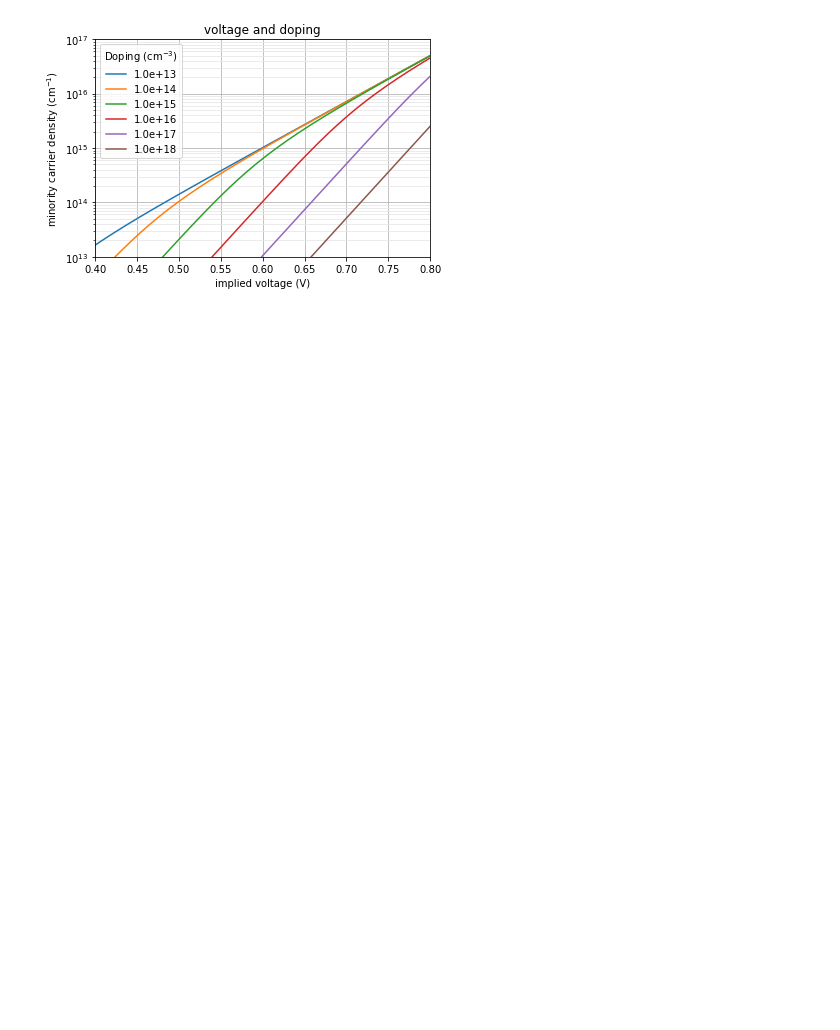
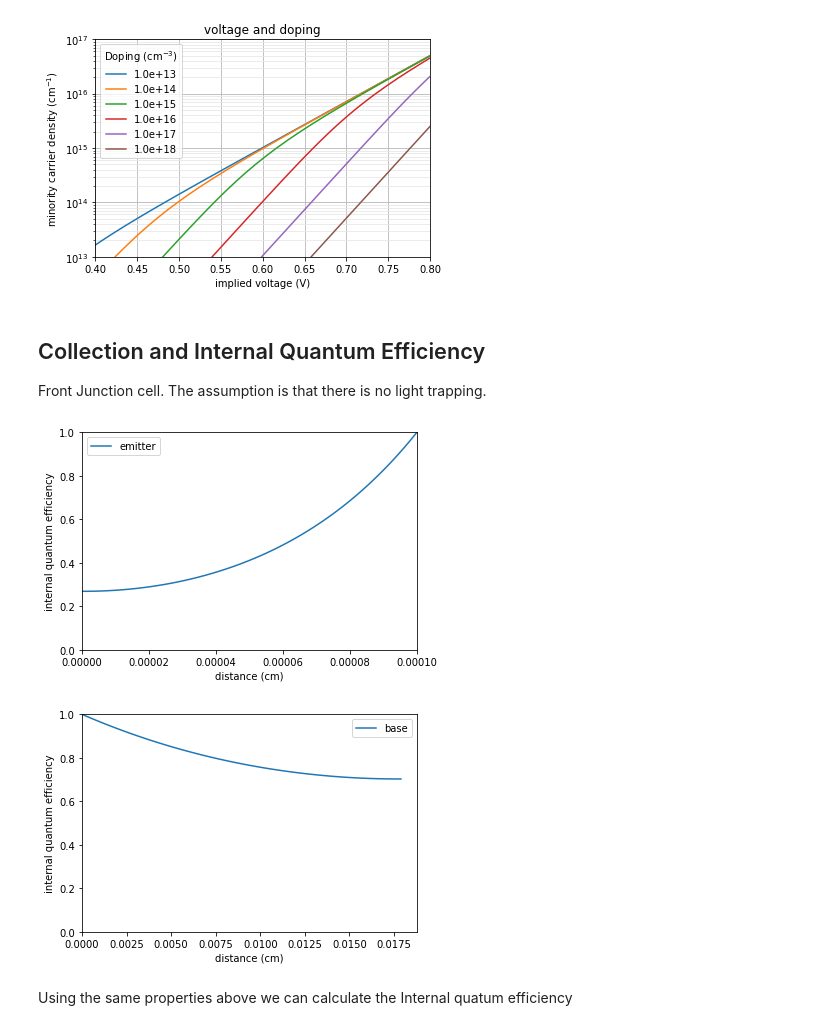
Before and after one commit to pvedu/pvon, a Jupyter notebook: solar_cell.ipynb, the cells around one changed output. Cells and saved outputs as stored; diff of their text form; code cells hidden in the pictures; blank space fills up the shorter version.

```diff
--- a/solar_cell.ipynb
+++ b/solar_cell.ipynb
@@ -26,3 +36,45 @@ plt.savefig('plot_doping_impliedV.png')
 plt.show()
 # %% [output]
 [figure]
+# %% [markdown]
+## Collection and Internal Quantum Efficiency
+Front Junction cell. The assumption is that there is no light trapping.
+# %%
+#setup the basic solar cell
+cell_thickness = 180e-4 #(cm)
+We =  1e-4 # (cm)
+De = 4
+Se = 1000 # cm/s
+Le = 0.5e-4 #cm
+Wb = cell_thickness - We # (cm)
+Db = 4  #cm2/Vs
+Wd = 0
+Sb = 1 # (cm/s)
+Lb = 200e-4 # (cm)
+# %%
+
+x_emitter = np.linspace(0, We)
+x_base = np.linspace(0,Wb)
+collection_emitter = pv.cell.collection(x_emitter, We, Se, Le, De)
+collection_base = pv.cell.collection(x_base, Wb, Sb, Lb, Db)
+plt.plot(We-x_emitter, collection_emitter, label ='emitter')
+plt.ylim(0, 1)
+plt.xlim(0, We)
+plt.ylabel('internal quantum efficiency')
+plt.xlabel('distance (cm)')
+plt.legend()
+plt.show()
+
+plt.plot(x_base, collection_base, label ='base')
+plt.xlim(0)
+plt.ylim(0, 1)
+#plt.xlim(300, 1200)
+plt.ylabel('internal quantum efficiency')
+plt.xlabel('distance (cm)')
+plt.legend()
+plt.show()
+# %% [output]
+[figure, added]
+[figure, added]
+# %% [markdown]
+Using the same properties above we can calculate the Internal quatum efficiency
```
Also changed, not shown: parts of 12 cells of this notebook.
